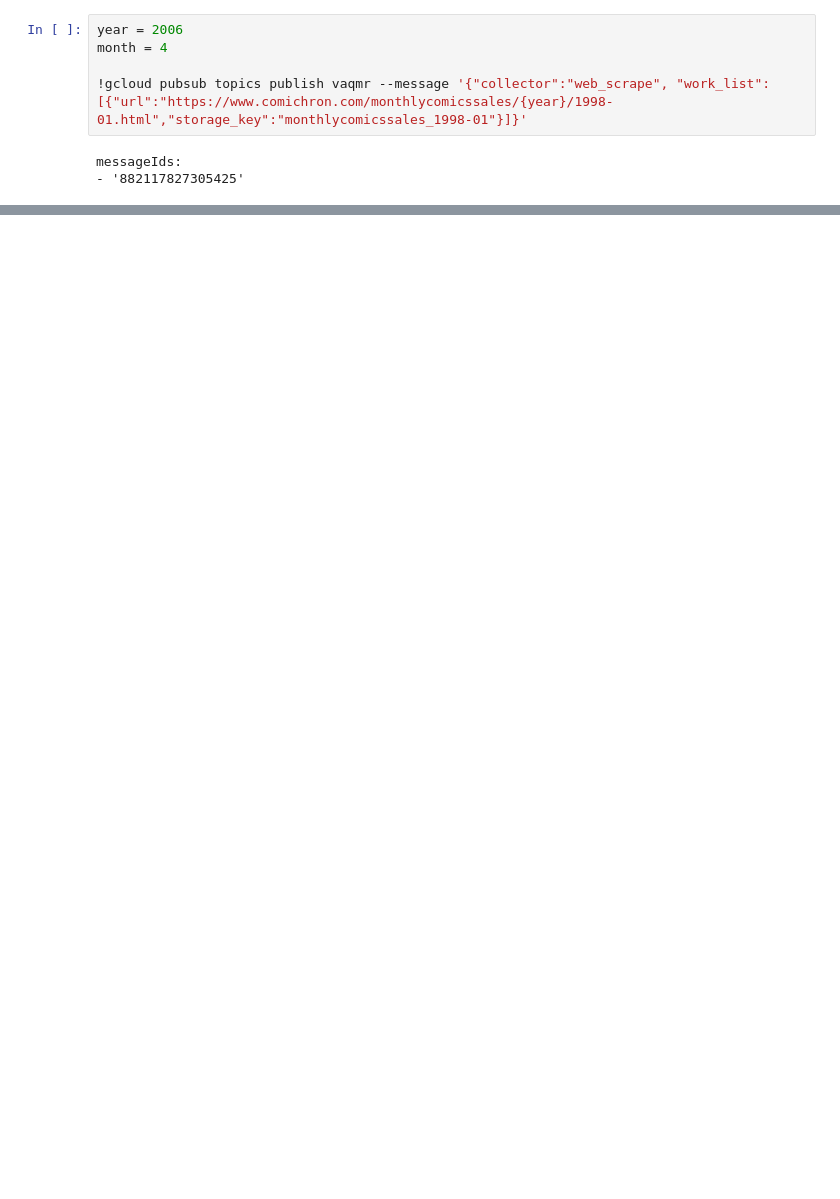
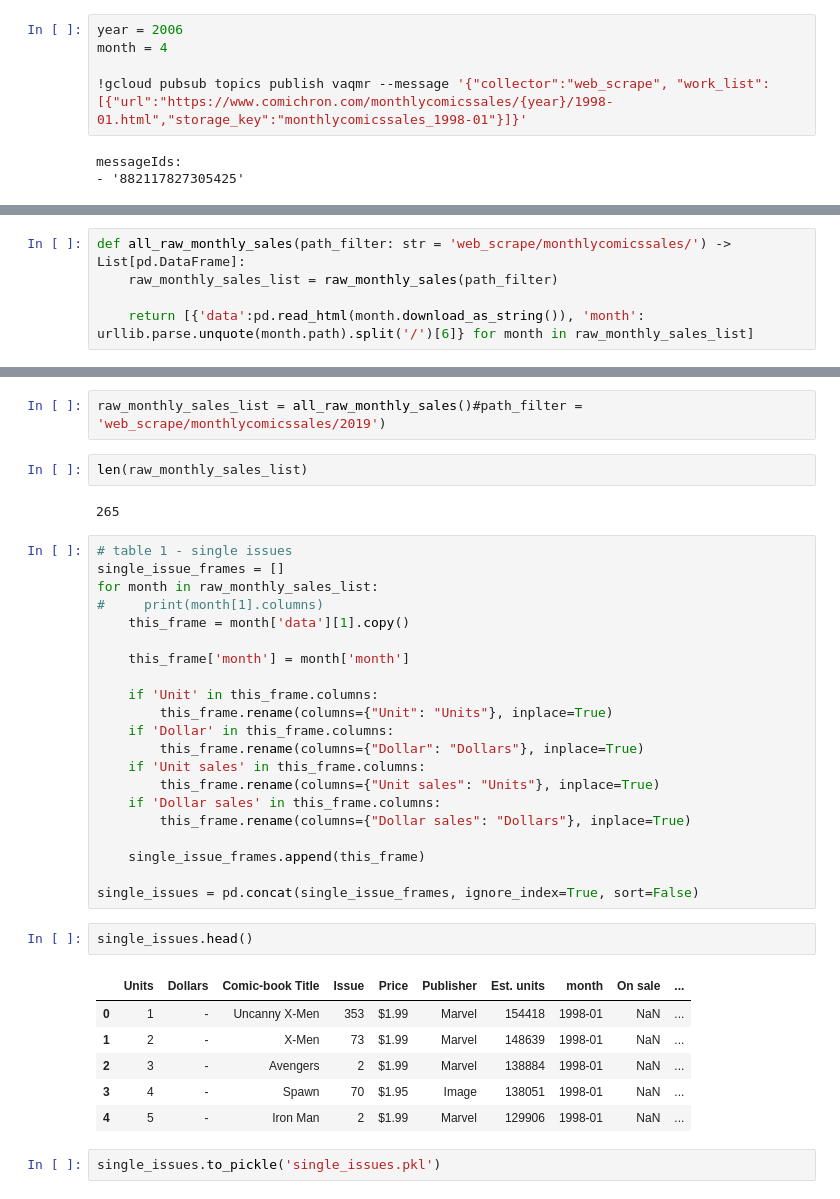
Before and after one commit to dylanharper/projects, a Jupyter notebook: comics/comichron.ipynb, the cells around one changed output, grey strips where cells are left out. Drawn from its saved outputs; the diff is of its cells as text; blank space fills up the shorter version.

```diff
--- a/comics/comichron.ipynb
+++ b/comics/comichron.ipynb
@@ -63,0 +78,5 @@ for year in range(1998, 2019):
+# %%
+def all_raw_monthly_sales(path_filter: str = 'web_scrape/monthlycomicssales/') -> List[pd.DataFrame]:
+    raw_monthly_sales_list = raw_monthly_sales(path_filter)
+
+    return [{'data':pd.read_html(month.download_as_string()), 'month': urllib.parse.unquote(month.path).split('/')[6]} for month in raw_monthly_sales_list]
@@ -63,0 +379,38 @@ for year in range(1998, 2019):
+# %%
+raw_monthly_sales_list = all_raw_monthly_sales()#path_filter = 'web_scrape/monthlycomicssales/2019')
+# %%
+len(raw_monthly_sales_list)
+# %% [output]
+265
+# %%
+# table 1 - single issues
+single_issue_frames = []
+for month in raw_monthly_sales_list:
+#     print(month[1].columns)
+    this_frame = month['data'][1].copy()
+
+    this_frame['month'] = month['month']
+
+    if 'Unit' in this_frame.columns:
+        this_frame.rename(columns={"Unit": "Units"}, inplace=True)
+    if 'Dollar' in this_frame.columns:
+        this_frame.rename(columns={"Dollar": "Dollars"}, inplace=True)
+    if 'Unit sales' in this_frame.columns:
+        this_frame.rename(columns={"Unit sales": "Units"}, inplace=True)
+    if 'Dollar sales' in this_frame.columns:
+        this_frame.rename(columns={"Dollar sales": "Dollars"}, inplace=True)
+
+    single_issue_frames.append(this_frame)
+
+single_issues = pd.concat(single_issue_frames, ignore_index=True, sort=False)
+# %%
+single_issues.head()
+# %% [output]
+|  | Units | Dollars | Comic-book Title | Issue | Price | Publisher | Est. units | month | On sale | ... |
+| 0 | 1 | - | Uncanny X-Men | 353 | $1.99 | Marvel | 154418 | 1998-01 | NaN | ... |
+| 1 | 2 | - | X-Men | 73 | $1.99 | Marvel | 148639 | 1998-01 | NaN | ... |
+| 2 | 3 | - | Avengers | 2 | $1.99 | Marvel | 138884 | 1998-01 | NaN | ... |
+| 3 | 4 | - | Spawn | 70 | $1.95 | Image | 138051 | 1998-01 | NaN | ... |
+| 4 | 5 | - | Iron Man | 2 | $1.99 | Marvel | 129906 | 1998-01 | NaN | ... |
+# %%
+single_issues.to_pickle('single_issues.pkl')
```
Also changed, not shown: parts of 24 cells of this notebook, 4 other files.
